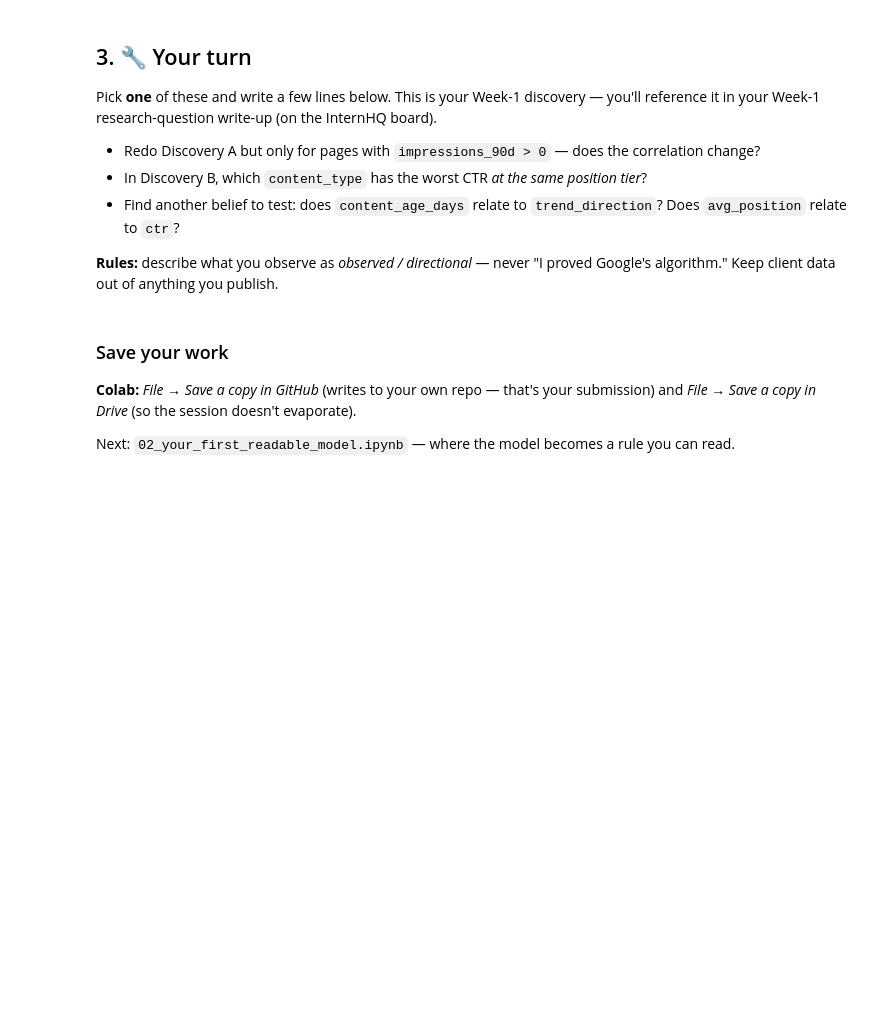
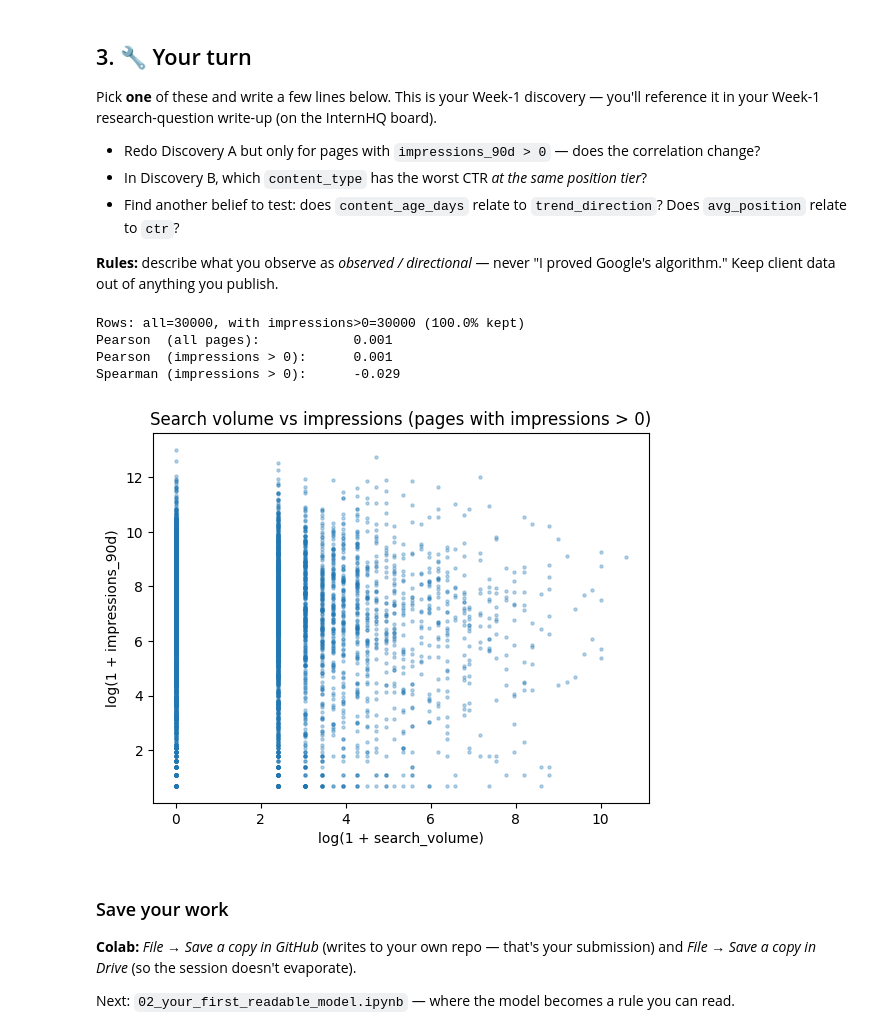
Before and after one commit to ahmedman47/ML-starter, a Jupyter notebook: notebooks/01_first_look_and_discovery.ipynb, the cells around one changed output. Saved outputs shown, nothing was run; the diff lists cells and outputs as text; code cells hidden in the pictures; blank space fills up the shorter version.

Commit message:
Created using Colab me discover

```diff
--- a/notebooks/01_first_look_and_discovery.ipynb
+++ b/notebooks/01_first_look_and_discovery.ipynb
@@ -98,7 +152,37 @@ Pick **one** of these and write a few lines below. This is your Week-1 discovery
 
 **Rules:** describe what you observe as *observed / directional* — never "I proved Google's algorithm." Keep client data out of anything you publish.
 # %%
-# Your discovery here
+# My discovery: does the search_volume ↔ impressions link change
+# once I drop pages that got zero impressions?
+
+df_pos = df[df["impressions_90d"] > 0]
+
+all_pearson = df["search_volume"].corr(df["impressions_90d"])
+pos_pearson = df_pos["search_volume"].corr(df_pos["impressions_90d"])
+pos_spearman = df_pos["search_volume"].corr(df_pos["impressions_90d"], method="spearman")
+
+print(f"Rows: all={len(df)}, with impressions>0={len(df_pos)} "
+      f"({len(df_pos)/len(df):.1%} kept)")
+print(f"Pearson  (all pages):            {all_pearson:.3f}")
+print(f"Pearson  (impressions > 0):      {pos_pearson:.3f}")
+print(f"Spearman (impressions > 0):      {pos_spearman:.3f}")
+
+# Quick visual: log scale because both columns are heavily skewed
+import numpy as np
+import matplotlib.pyplot as plt
+sample = df_pos.sample(min(5000, len(df_pos)), random_state=0)
+plt.scatter(np.log1p(sample["search_volume"]),
+            np.log1p(sample["impressions_90d"]), s=5, alpha=0.3)
+plt.xlabel("log(1 + search_volume)")
+plt.ylabel("log(1 + impressions_90d)")
+plt.title("Search volume vs impressions (pages with impressions > 0)")
+plt.show()
+# %% [output]
+Rows: all=30000, with impressions>0=30000 (100.0% kept)
+Pearson  (all pages):            0.001
+Pearson  (impressions > 0):      0.001
+Spearman (impressions > 0):      -0.029
+[figure, added]
 # %% [markdown]
 ### Save your work
 **Colab:** *File → Save a copy in GitHub* (writes to your own repo — that's your submission) and *File → Save a copy in Drive* (so the session doesn't evaporate).
```
Also changed, not shown: parts of 7 cells of this notebook.
